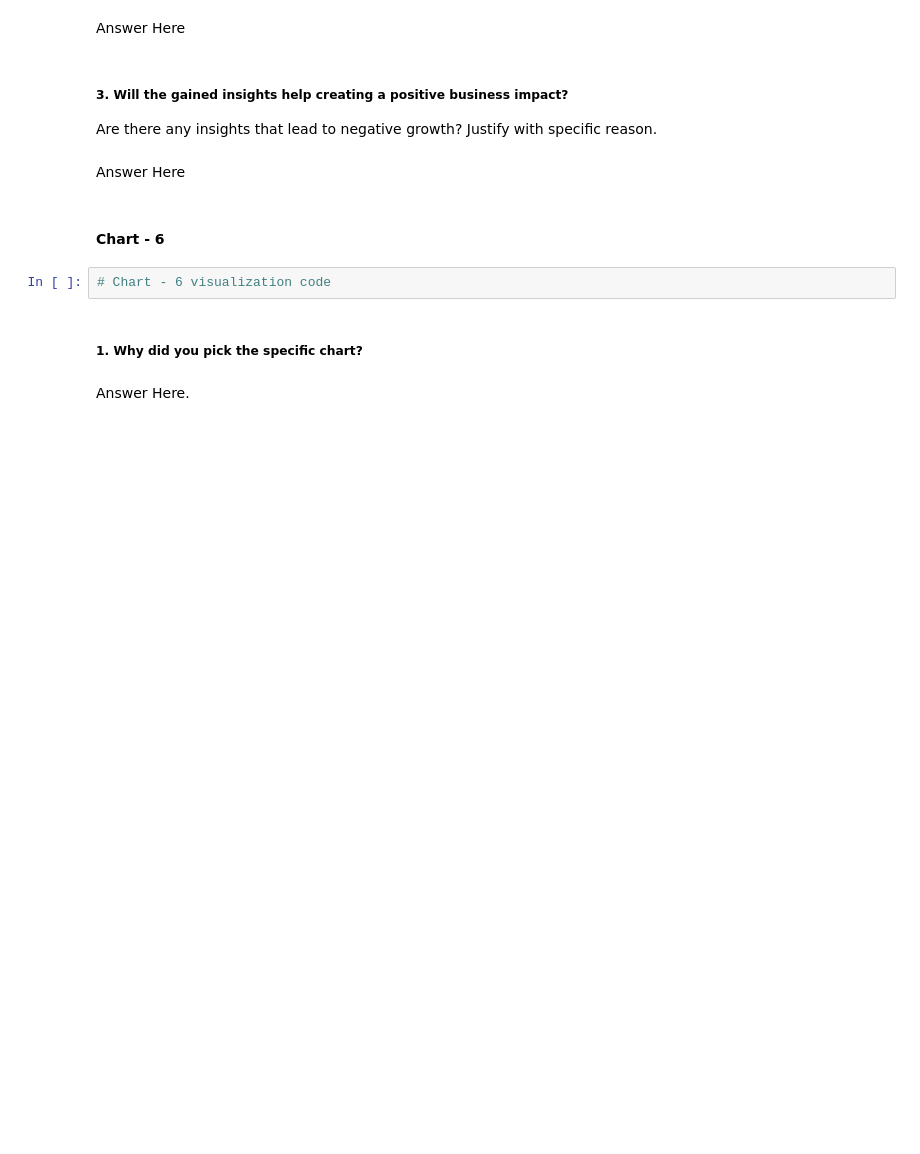
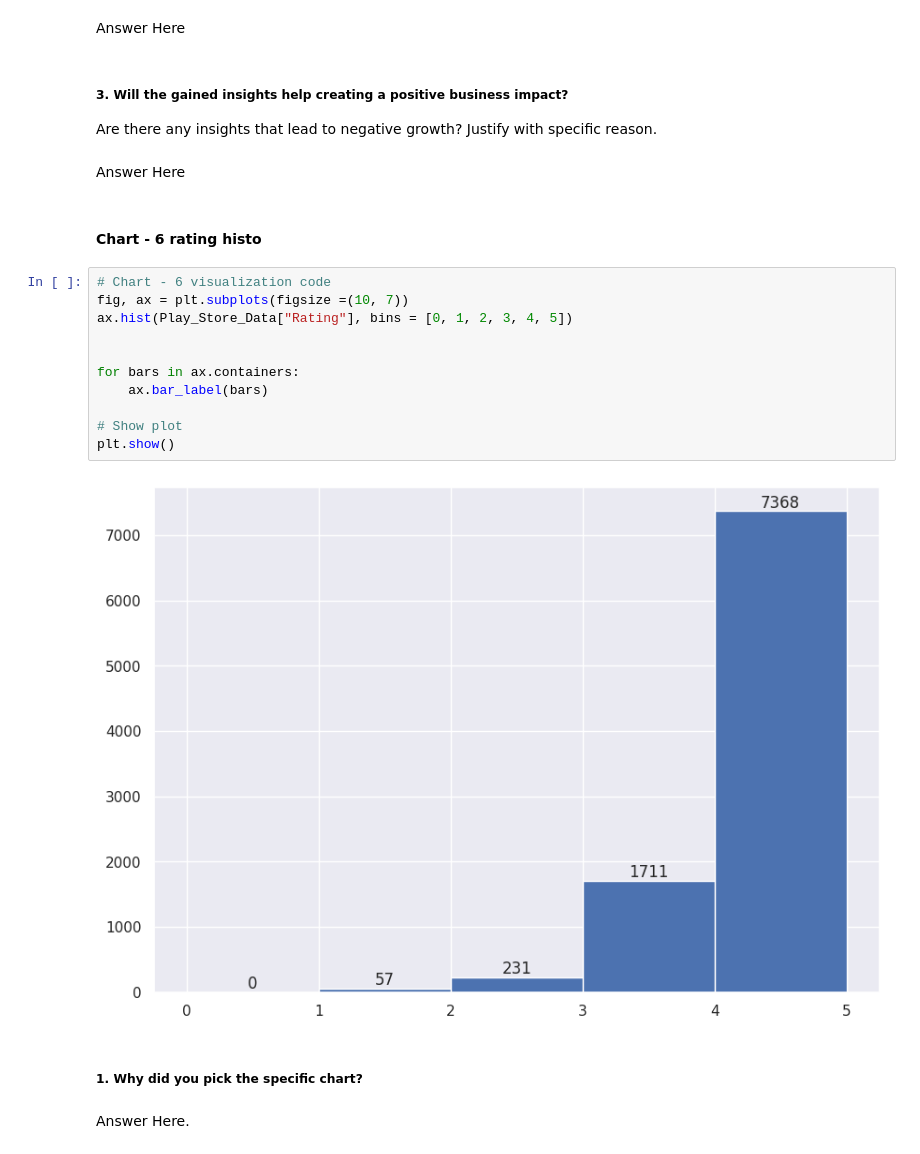
Before and after one commit to kanishkagargg/Playstore-Project, a Jupyter notebook: Copy_of_Sample_EDA_Submission_Template.ipynb, the cells around one changed output. Saved outputs shown, nothing was run; the diff lists cells and outputs as text; blank space fills up the shorter version.

```diff
--- a/Copy_of_Sample_EDA_Submission_Template.ipynb
+++ b/Copy_of_Sample_EDA_Submission_Template.ipynb
@@ -495,9 +626,20 @@ Are there any insights that lead to negative growth? Justify with specific reaso
 # %% [markdown]
 Answer Here
 # %% [markdown]
-#### Chart - 6
+#### Chart - 6 rating histo
-# %%
-# Chart - 6 visualization code
+# %%
+# Chart - 6 visualization code
+fig, ax = plt.subplots(figsize =(10, 7))
+ax.hist(Play_Store_Data["Rating"], bins = [0, 1, 2, 3, 4, 5])
+
+
+for bars in ax.containers:
+    ax.bar_label(bars)
+
+# Show plot
+plt.show()
+# %% [output]
+[figure, added]
 # %% [markdown]
 ##### 1. Why did you pick the specific chart?
 # %% [markdown]
```
Also changed, not shown: parts of 51 cells of this notebook.
